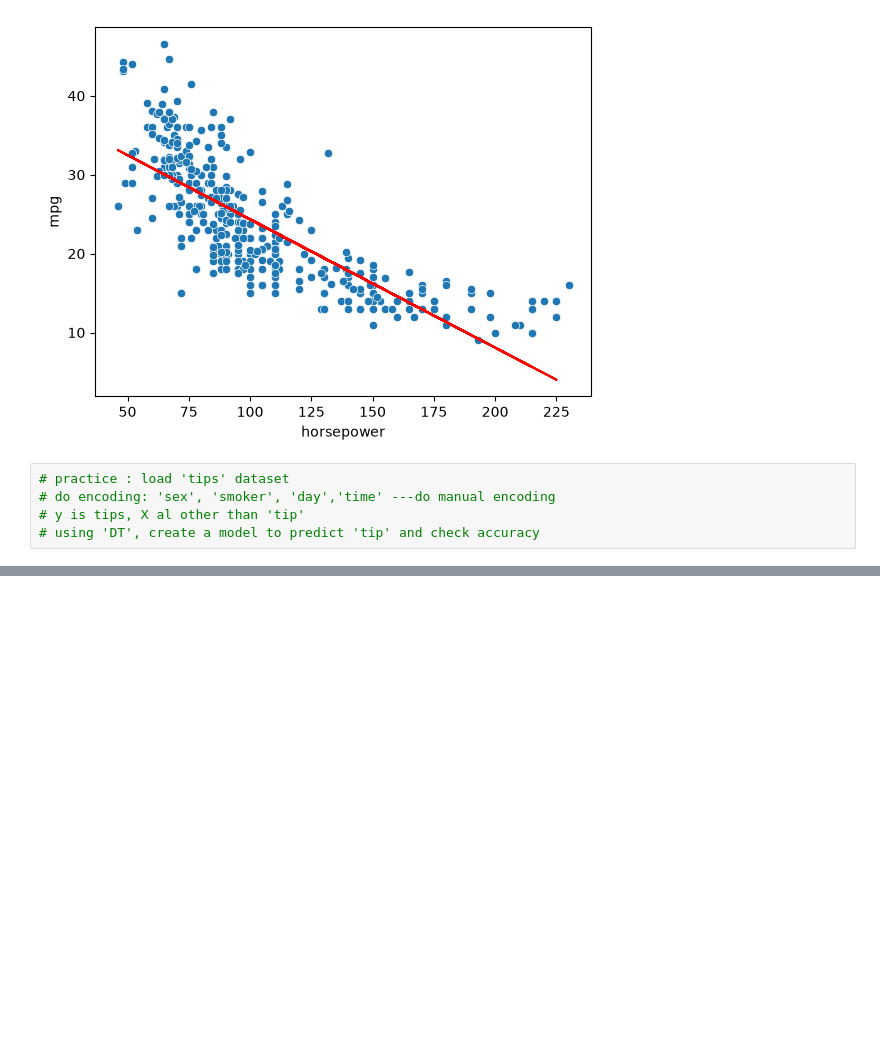
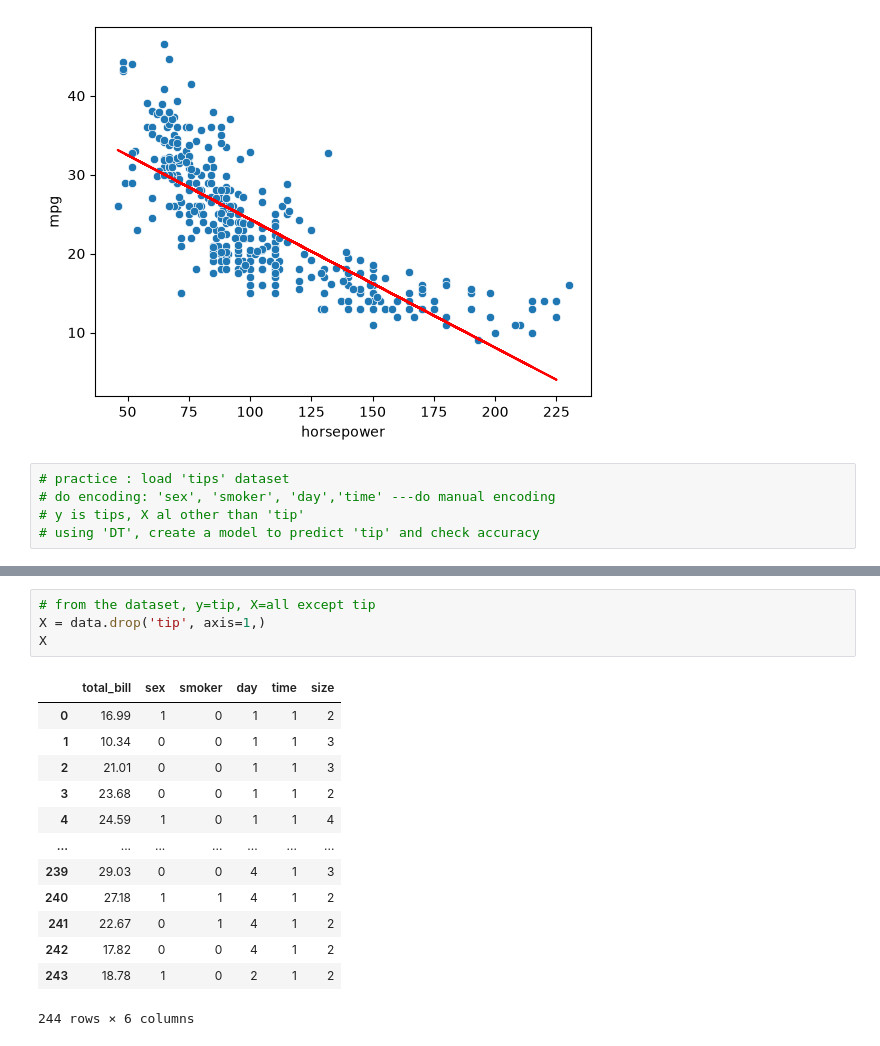
Before and after one commit to lakpalama7/data_science, a Jupyter notebook: data science/Regression Learning.ipynb, the cells around one changed output, grey strips where cells are left out. Drawn from its saved outputs; the diff is of its cells as text; blank space fills up the shorter version.

```diff
--- a/data science/Regression Learning.ipynb
+++ b/data science/Regression Learning.ipynb
@@ -346,0 +454,18 @@ plt.plot(X_test,y_pred, color='red')
+# %%
+# from the dataset, y=tip, X=all except tip
+X = data.drop('tip', axis=1,)
+X
+# %% [output]
+|  | total_bill | sex | smoker | day | time | size |
+| 0 | 16.99 | 1 | 0 | 1 | 1 | 2 |
+| 1 | 10.34 | 0 | 0 | 1 | 1 | 3 |
+| 2 | 21.01 | 0 | 0 | 1 | 1 | 3 |
+| 3 | 23.68 | 0 | 0 | 1 | 1 | 2 |
+| 4 | 24.59 | 1 | 0 | 1 | 1 | 4 |
+| ... | ... | ... | ... | ... | ... | ... |
+| 239 | 29.03 | 0 | 0 | 4 | 1 | 3 |
+| 240 | 27.18 | 1 | 1 | 4 | 1 | 2 |
+| 241 | 22.67 | 0 | 1 | 4 | 1 | 2 |
+| 242 | 17.82 | 0 | 0 | 4 | 1 | 2 |
+| 243 | 18.78 | 1 | 0 | 2 | 1 | 2 |
+244 rows × 6 columns
```
Also changed, not shown: parts of 30 cells of this notebook, 1 other file.
